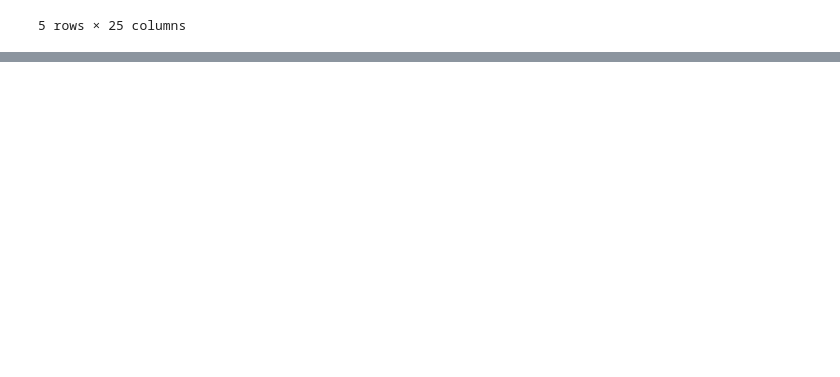
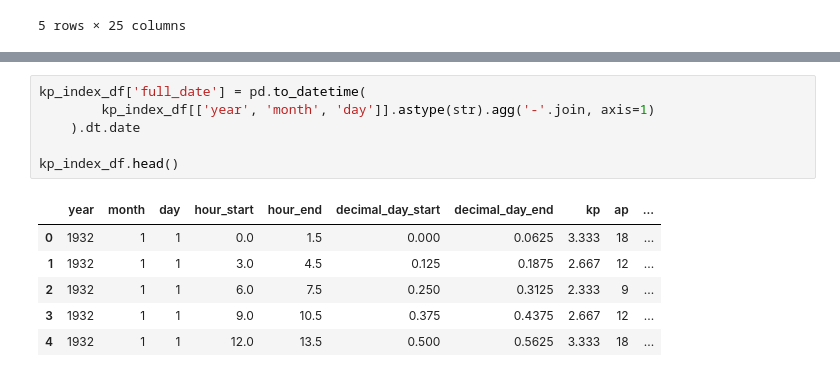
Before and after one commit to wslider/anomalous-sightings-archive, a Jupyter notebook: bigfoot_analysis.ipynb, the cells around one changed output, grey strips where cells are left out. Drawn from its saved outputs; the diff is of its cells as text; blank space fills up the shorter version.

```diff
--- a/bigfoot_analysis.ipynb
+++ b/bigfoot_analysis.ipynb
@@ -209,0 +222,13 @@ import kpindex
+# %%
+kp_index_df['full_date'] = pd.to_datetime(
+        kp_index_df[['year', 'month', 'day']].astype(str).agg('-'.join, axis=1)
+    ).dt.date
+
+kp_index_df.head()
+# %% [output]
+|  | year | month | day | hour_start | hour_end | decimal_day_start | decimal_day_end | kp | ap | ... |
+| 0 | 1932 | 1 | 1 | 0.0 | 1.5 | 0.000 | 0.0625 | 3.333 | 18 | ... |
+| 1 | 1932 | 1 | 1 | 3.0 | 4.5 | 0.125 | 0.1875 | 2.667 | 12 | ... |
+| 2 | 1932 | 1 | 1 | 6.0 | 7.5 | 0.250 | 0.3125 | 2.333 | 9 | ... |
+| 3 | 1932 | 1 | 1 | 9.0 | 10.5 | 0.375 | 0.4375 | 2.667 | 12 | ... |
+| 4 | 1932 | 1 | 1 | 12.0 | 13.5 | 0.500 | 0.5625 | 3.333 | 18 | ... |
```
Also changed, not shown: parts of 11 cells of this notebook, 1 other file.
